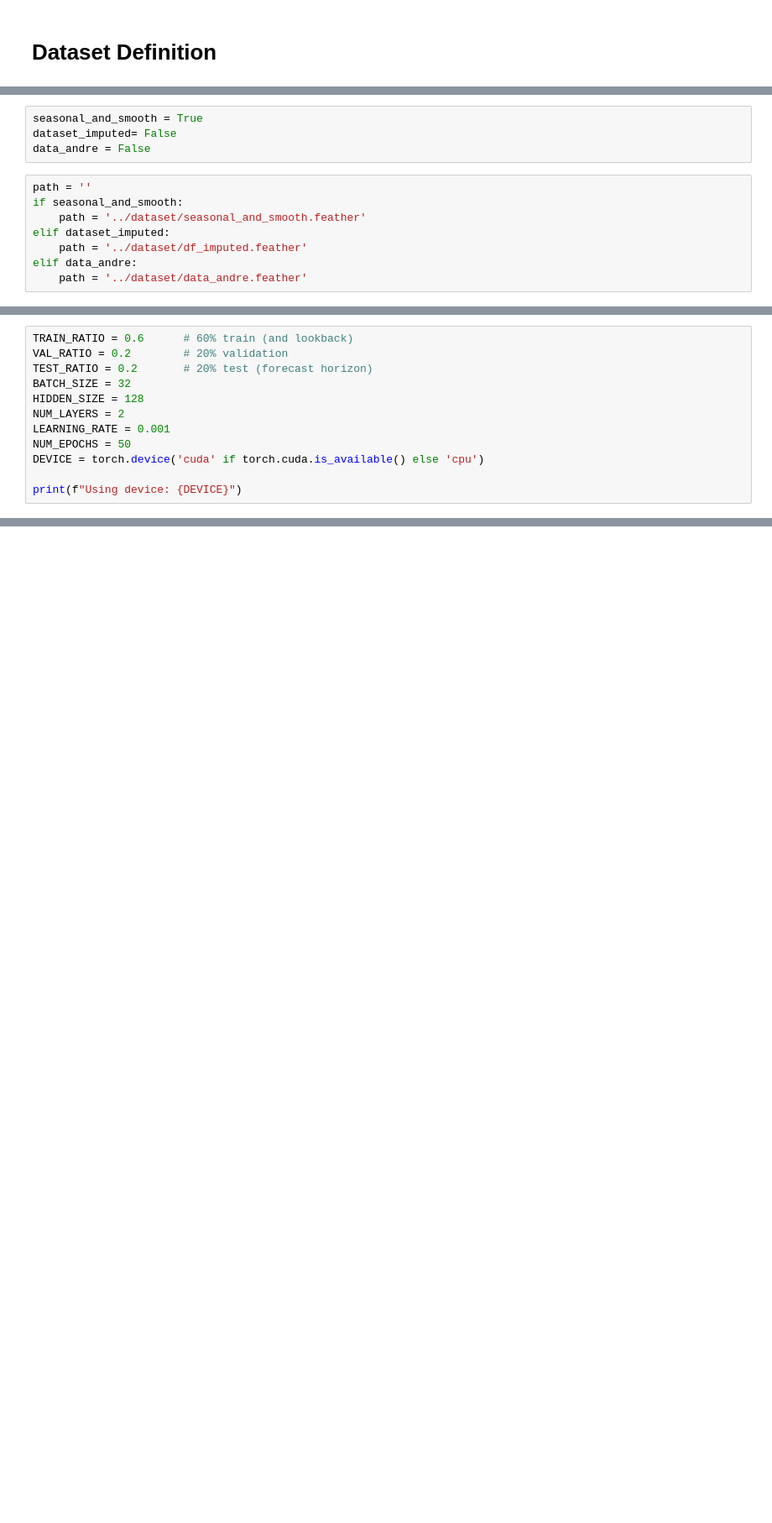
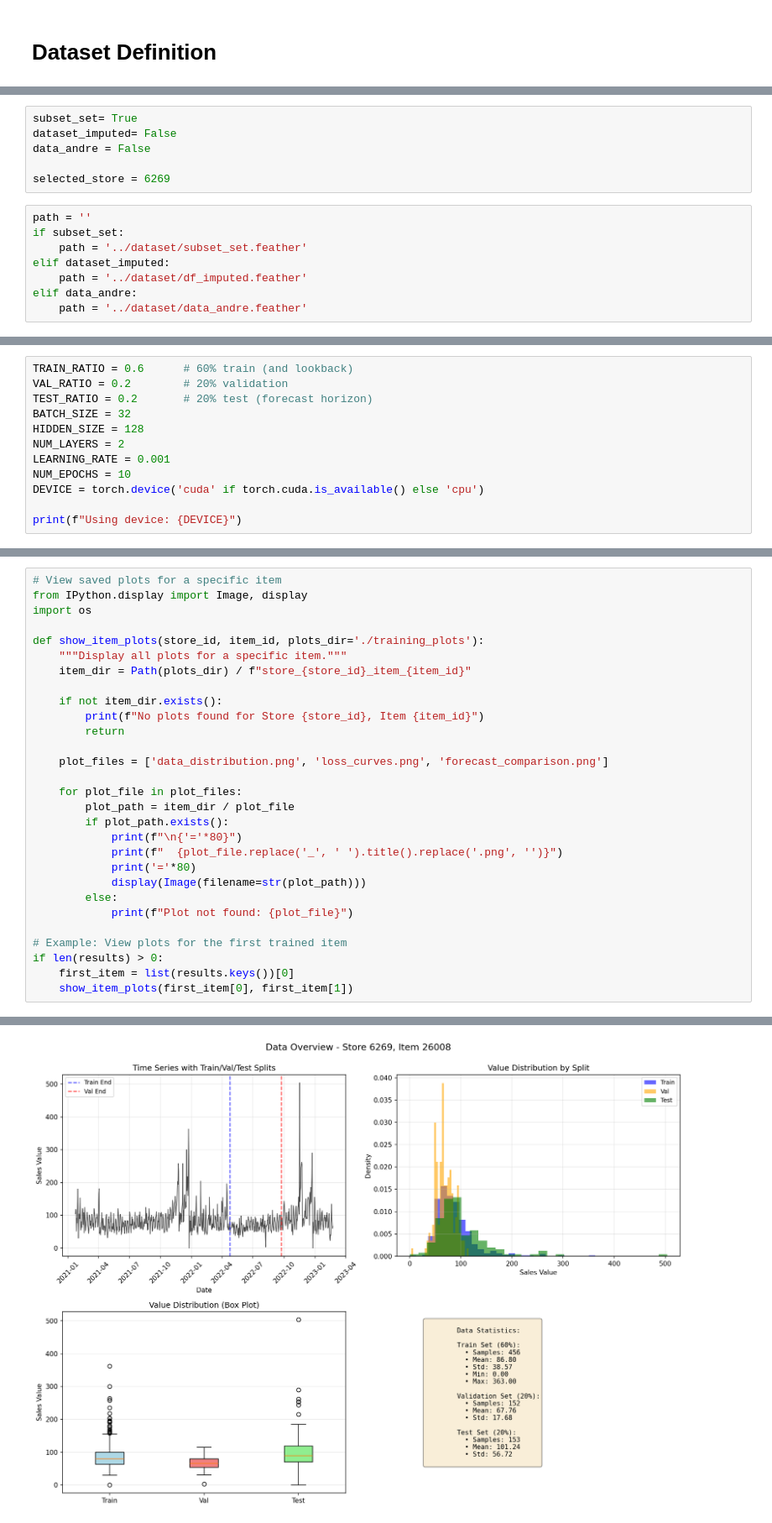
Before and after one commit to up202108724/Dissertation25-26, a Jupyter notebook: LSTM/lstm.ipynb, the cells around one changed output, grey strips where cells are left out. Shown at 84% size. Drawn from its saved outputs; the diff is of its cells as text; blank space fills up the shorter version.

```diff
--- a/LSTM/lstm.ipynb
+++ b/LSTM/lstm.ipynb
@@ -21,11 +63,13 @@ warnings.filterwarnings('ignore')
 # %%
-seasonal_and_smooth = True
+subset_set= True
 dataset_imputed= False
 data_andre = False
+
+selected_store = 6269
 # %%
 path = ''
-if seasonal_and_smooth:
-    path = '../dataset/seasonal_and_smooth.feather'
+if subset_set:
+    path = '../dataset/subset_set.feather'
 elif dataset_imputed:
     path = '../dataset/df_imputed.feather'
 elif data_andre:
@@ -89,7 +117,7 @@ BATCH_SIZE = 32
 HIDDEN_SIZE = 128
 NUM_LAYERS = 2
 LEARNING_RATE = 0.001
-NUM_EPOCHS = 50
+NUM_EPOCHS = 10
 DEVICE = torch.device('cuda' if torch.cuda.is_available() else 'cpu')
 
 print(f"Using device: {DEVICE}")
@@ -620,0 +655,30 @@ Sample product 27 data:
+# %%
+# View saved plots for a specific item
+from IPython.display import Image, display
+import os
+
+def show_item_plots(store_id, item_id, plots_dir='./training_plots'):
+    """Display all plots for a specific item."""
+    item_dir = Path(plots_dir) / f"store_{store_id}_item_{item_id}"
+
+    if not item_dir.exists():
+        print(f"No plots found for Store {store_id}, Item {item_id}")
+        return
+
+    plot_files = ['data_distribution.png', 'loss_curves.png', 'forecast_comparison.png']
+
+    for plot_file in plot_files:
+        plot_path = item_dir / plot_file
+        if plot_path.exists():
+            print(f"\n{'='*80}")
+            print(f"  {plot_file.replace('_', ' ').title().replace('.png', '')}")
+            print('='*80)
+            display(Image(filename=str(plot_path)))
+        else:
+            print(f"Plot not found: {plot_file}")
+
+# Example: View plots for the first trained item
+if len(results) > 0:
+    first_item = list(results.keys())[0]
+    show_item_plots(first_item[0], first_item[1])
+# %% [output]
@@ -620,0 +688 @@ Sample product 27 data:
+[figure, added]
```
Also changed, not shown: parts of 10 cells of this notebook, 38 other files.
